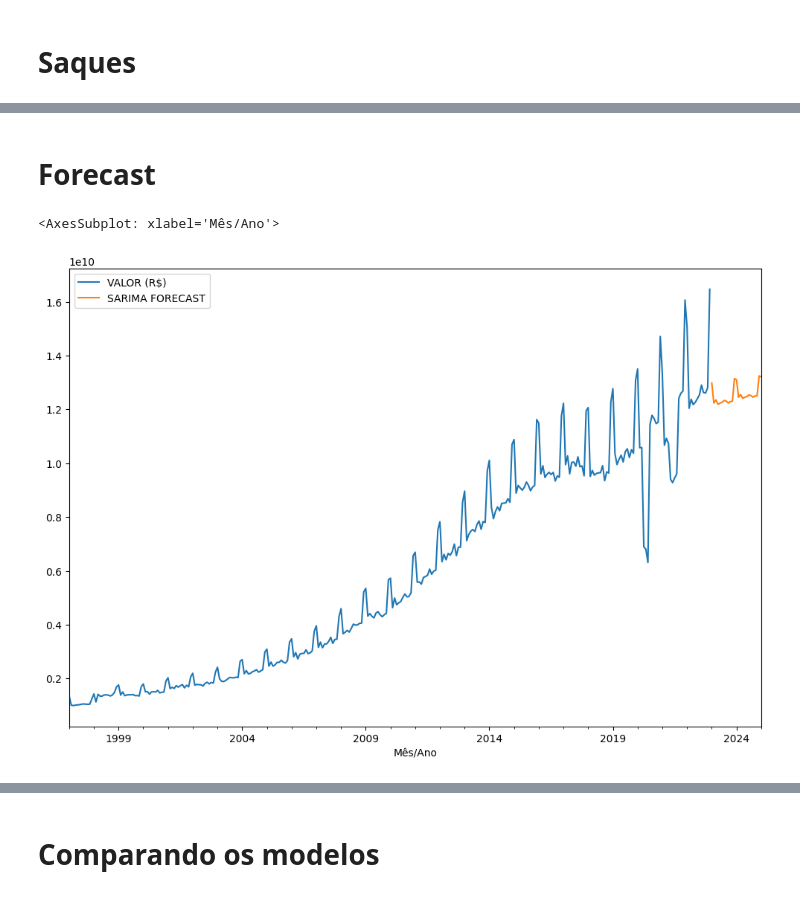
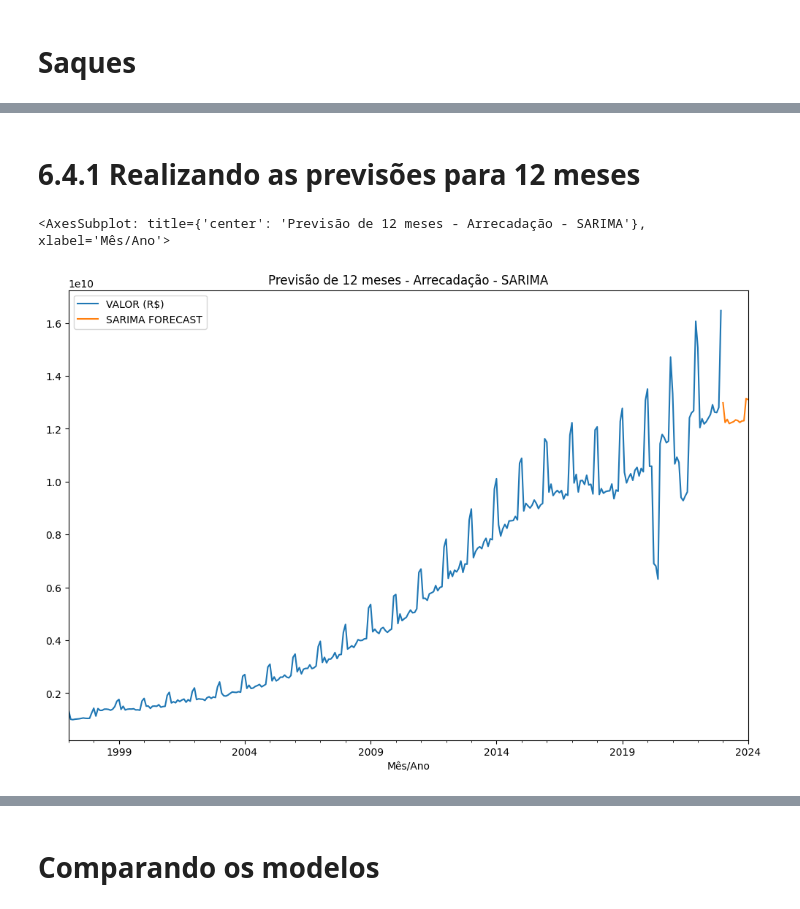
Before and after one commit to avellar1975/TCC_PUC_MINAS, a Jupyter notebook: tcc.ipynb, the cells around one changed output, grey strips where cells are left out. Cells and saved outputs as stored; diff of their text form; code cells hidden in the pictures.

```diff
--- a/tcc.ipynb
+++ b/tcc.ipynb
@@ -833,10 +862,10 @@ predict_sarima_s.plot(legend=True)
 # %% [markdown]
-# Forecast
+# 6.4.1 Realizando as previsões para 12 meses
 # %%
-fcast = results.predict(len(arrec), len(arrec)+24, typ='levels').rename('SARIMA FORECAST')
+fcast = results_a.predict(len(arrec), len(arrec)+12, typ='levels').rename('SARIMA FORECAST')
 # %%
-arrec['VALOR (R$)'].plot(legend=True, figsize=(12,8))
+arrec['VALOR (R$)'].plot(legend=True, figsize=(12,8), title='Previsão de 12 meses - Arrecadação - SARIMA')
 fcast.plot(legend=True)
 # %% [output]
-<AxesSubplot: xlabel='Mês/Ano'>
+<AxesSubplot: title={'center': 'Previsão de 12 meses - Arrecadação - SARIMA'}, xlabel='Mês/Ano'>
-[figure, old version]
+[figure, new version]
```
Also changed, not shown: parts of 48 cells of this notebook, 4 other files.
